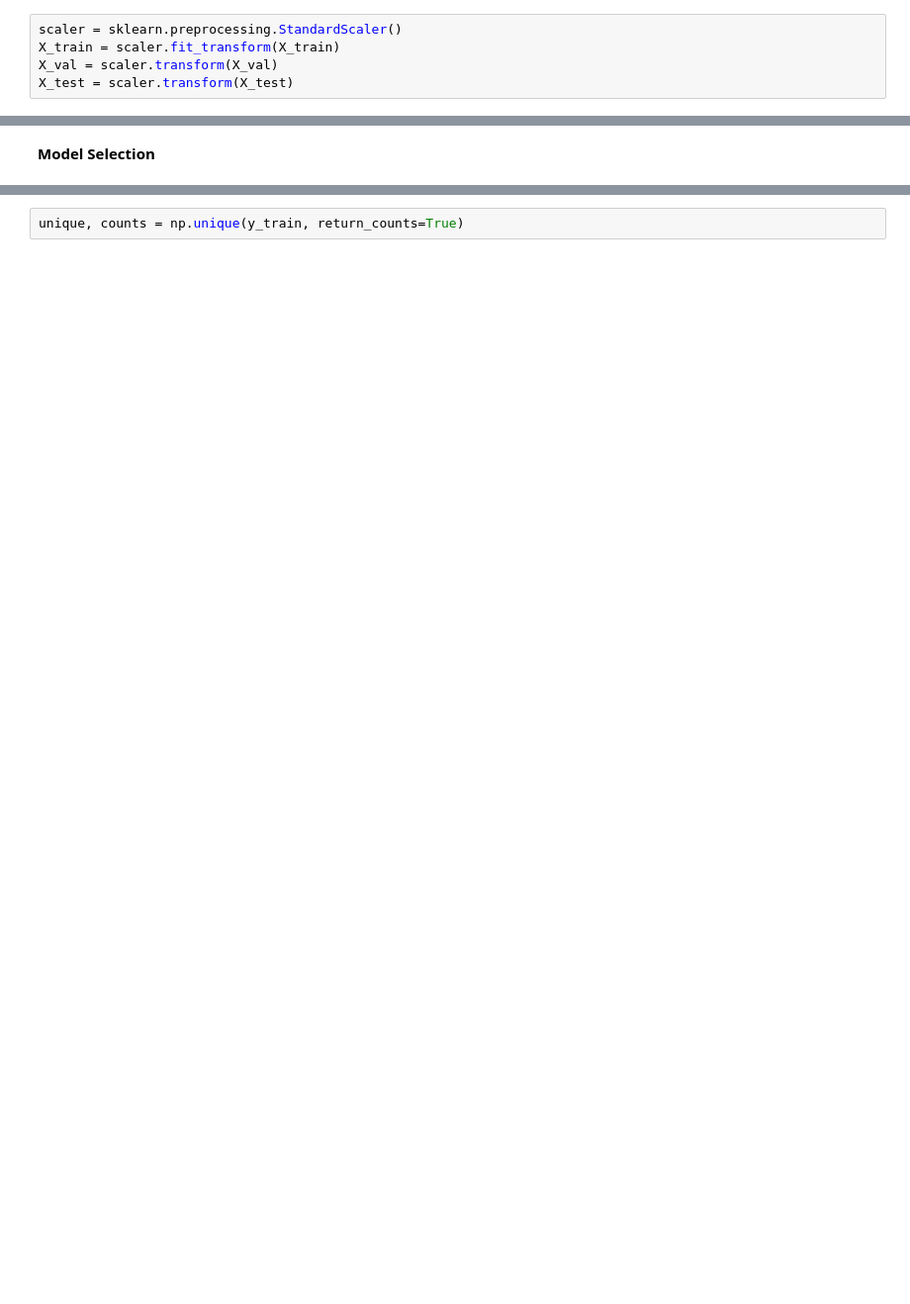
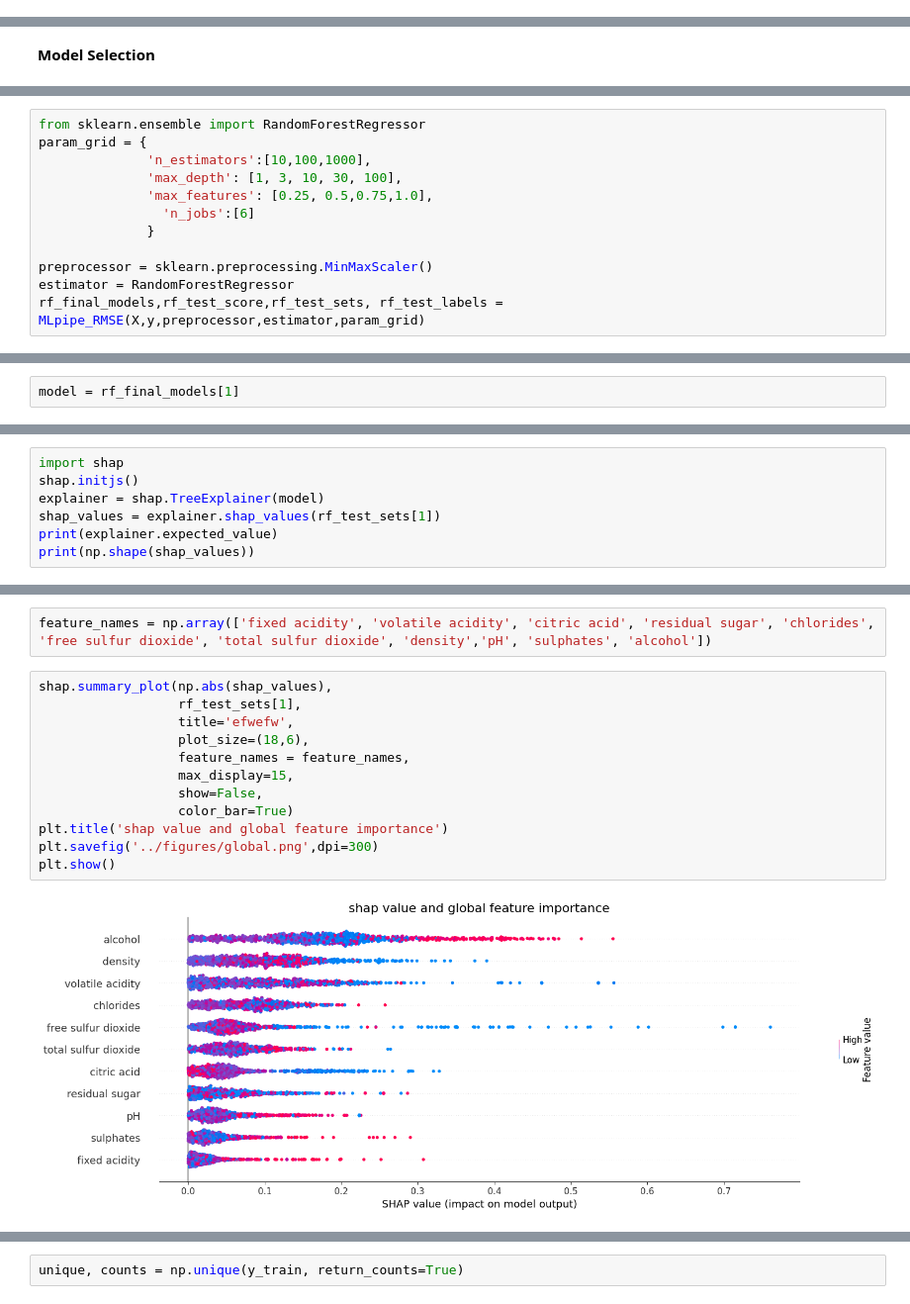
Before and after one commit to kevinz8866/1030project, a Jupyter notebook: src/final_report.ipynb, the cells around one changed output, grey strips where cells are left out. Shown at 99% size. Saved outputs shown, nothing was run; the diff lists cells and outputs as text; blank space fills up the shorter version.

```diff
--- a/src/final_report.ipynb
+++ b/src/final_report.ipynb
@@ -357,5 +272,0 @@ X_test = scaler.transform(X_test)
-# %%
-scaler = sklearn.preprocessing.StandardScaler()
-X_train = scaler.fit_transform(X_train)
-X_val = scaler.transform(X_val)
-X_test = scaler.transform(X_test)
@@ -363,0 +396,12 @@ X_test = scaler.transform(X_test)
+# %%
+from sklearn.ensemble import RandomForestRegressor
+param_grid = {
+              'n_estimators':[10,100,1000],
+              'max_depth': [1, 3, 10, 30, 100],
+              'max_features': [0.25, 0.5,0.75,1.0],
+                'n_jobs':[6]
+              }
+
+preprocessor = sklearn.preprocessing.MinMaxScaler()
+estimator = RandomForestRegressor
+rf_final_models,rf_test_score,rf_test_sets, rf_test_labels = MLpipe_RMSE(X,y,preprocessor,estimator,param_grid)
@@ -363,0 +566,2 @@ X_test = scaler.transform(X_test)
+# %%
+model = rf_final_models[1]
@@ -363,0 +578,7 @@ X_test = scaler.transform(X_test)
+# %%
+import shap
+shap.initjs()
+explainer = shap.TreeExplainer(model)
+shap_values = explainer.shap_values(rf_test_sets[1])
+print(explainer.expected_value)
+print(np.shape(shap_values))
@@ -363,0 +589,16 @@ X_test = scaler.transform(X_test)
+# %%
+feature_names = np.array(['fixed acidity', 'volatile acidity', 'citric acid', 'residual sugar', 'chlorides', 'free sulfur dioxide', 'total sulfur dioxide', 'density','pH', 'sulphates', 'alcohol'])
+# %%
+shap.summary_plot(np.abs(shap_values),
+                  rf_test_sets[1],
+                  title='efwefw',
+                  plot_size=(18,6),
+                  feature_names = feature_names,
+                  max_display=15,
+                  show=False,
+                  color_bar=True)
+plt.title('shap value and global feature importance')
+plt.savefig('../figures/global.png',dpi=300)
+plt.show()
+# %% [output]
+[figure, added]
```
Also changed, not shown: parts of 188 cells of this notebook.
